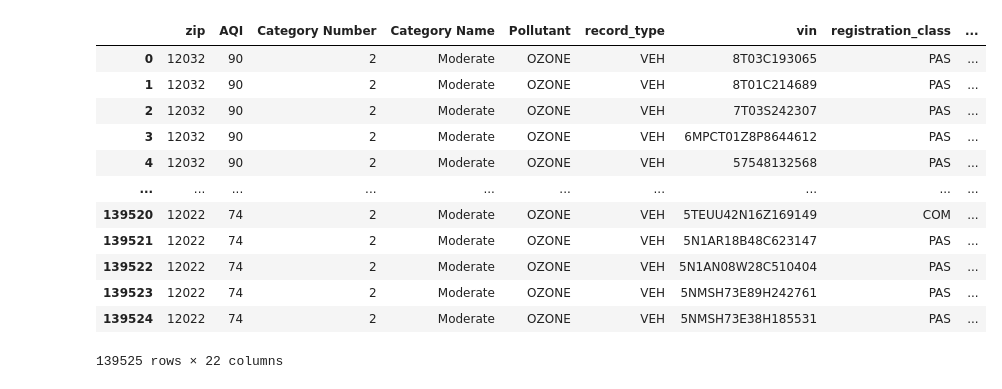
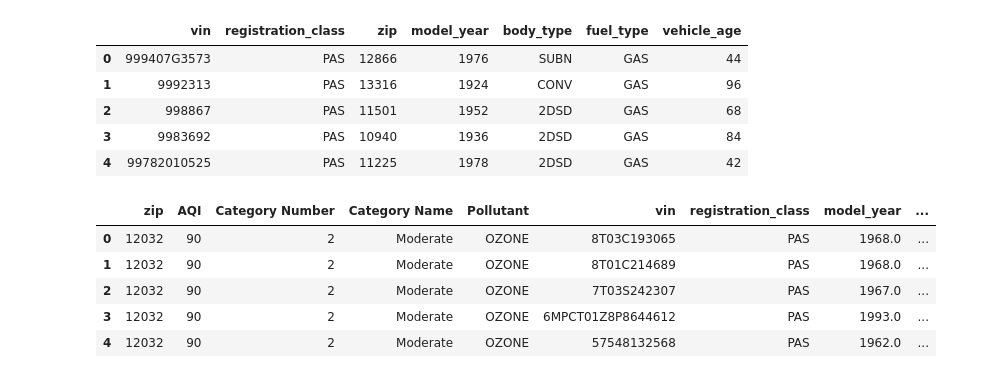
Before and after one commit to paloni-dotcom/Se7en, a Jupyter notebook: age_of_cars.ipynb, the cells around one changed output. Cells and saved outputs as stored; diff of their text form; code cells hidden in the pictures.

```diff
--- a/age_of_cars.ipynb
+++ b/age_of_cars.ipynb
@@ -41,25 +42,36 @@ new_vehicle_2009_df.head()
+# %%
+# create a dataframe for all vehicles upto 2020
+vehicle_df_2020 = vehicle_df.loc[vehicle_df['model_year'].astype(int) <= 2020]
+
+# find the age of cars
+veh_age_2020 = 2020 - vehicle_df_2020['model_year'].astype(int)
+
+# create a new dataframe with an vehicle age column
+new_vehicle_2020_df = pd.DataFrame(vehicle_df_2020)
+new_vehicle_2020_df['vehicle_age'] = veh_age_2020
+new_vehicle_2020_df.head()
+# %% [output]
+|  | vin | registration_class | zip | model_year | body_type | fuel_type | vehicle_age |
+| 0 | 999407G3573 | PAS | 12866 | 1976 | SUBN | GAS | 44 |
+| 1 | 9992313 | PAS | 13316 | 1924 | CONV | GAS | 96 |
+| 2 | 998867 | PAS | 11501 | 1952 | 2DSD | GAS | 68 |
+| 3 | 9983692 | PAS | 10940 | 1936 | 2DSD | GAS | 84 |
+| 4 | 99782010525 | PAS | 11225 | 1978 | 2DSD | GAS | 42 |
 # %%
-# retrieve the AQI index for zipcodes in NY
+# retrieve the AQI index for zipcodes in NY for 2009
 aqi_df = pd.read_csv("AQIndex2009.csv", index_col=0)
 
 # convert zipcode dtype to int
 aqi_df['zip']=aqi_df['zip'].astype(int)
 new_vehicle_2009_df['zip']=new_vehicle_2009_df['zip'].astype(int)
 
 # merge the 2 dataframes on zipcode
 vehicle_aqi_2009_df = pd.merge(aqi_df, new_vehicle_2009_df, on=['zip','zip'], how="left" )
-vehicle_aqi_2009_df
+vehicle_aqi_2009_df.head()
 # %% [output]
-|  | zip | AQI | Category Number | Category Name | Pollutant | record_type | vin | registration_class | ... |
-| 0 | 12032 | 90 | 2 | Moderate | OZONE | VEH | 8T03C193065 | PAS | ... |
-| 1 | 12032 | 90 | 2 | Moderate | OZONE | VEH | 8T01C214689 | PAS | ... |
-| 2 | 12032 | 90 | 2 | Moderate | OZONE | VEH | 7T03S242307 | PAS | ... |
-| 3 | 12032 | 90 | 2 | Moderate | OZONE | VEH | 6MPCT01Z8P8644612 | PAS | ... |
-| 4 | 12032 | 90 | 2 | Moderate | OZONE | VEH | 57548132568 | PAS | ... |
-| ... | ... | ... | ... | ... | ... | ... | ... | ... | ... |
-| 139520 | 12022 | 74 | 2 | Moderate | OZONE | VEH | 5TEUU42N16Z169149 | COM | ... |
-| 139521 | 12022 | 74 | 2 | Moderate | OZONE | VEH | 5N1AR18B48C623147 | PAS | ... |
-| 139522 | 12022 | 74 | 2 | Moderate | OZONE | VEH | 5N1AN08W28C510404 | PAS | ... |
-| 139523 | 12022 | 74 | 2 | Moderate | OZONE | VEH | 5NMSH73E89H242761 | PAS | ... |
-| 139524 | 12022 | 74 | 2 | Moderate | OZONE | VEH | 5NMSH73E38H185531 | PAS | ... |
+|  | zip | AQI | Category Number | Category Name | Pollutant | vin | registration_class | model_year | ... |
+| 0 | 12032 | 90 | 2 | Moderate | OZONE | 8T03C193065 | PAS | 1968.0 | ... |
+| 1 | 12032 | 90 | 2 | Moderate | OZONE | 8T01C214689 | PAS | 1968.0 | ... |
+| 2 | 12032 | 90 | 2 | Moderate | OZONE | 7T03S242307 | PAS | 1967.0 | ... |
+| 3 | 12032 | 90 | 2 | Moderate | OZONE | 6MPCT01Z8P8644612 | PAS | 1993.0 | ... |
+| 4 | 12032 | 90 | 2 | Moderate | OZONE | 57548132568 | PAS | 1962.0 | ... |
-139525 rows × 22 columns
```
Also changed, not shown: parts of 16 cells of this notebook, 1 other file.
